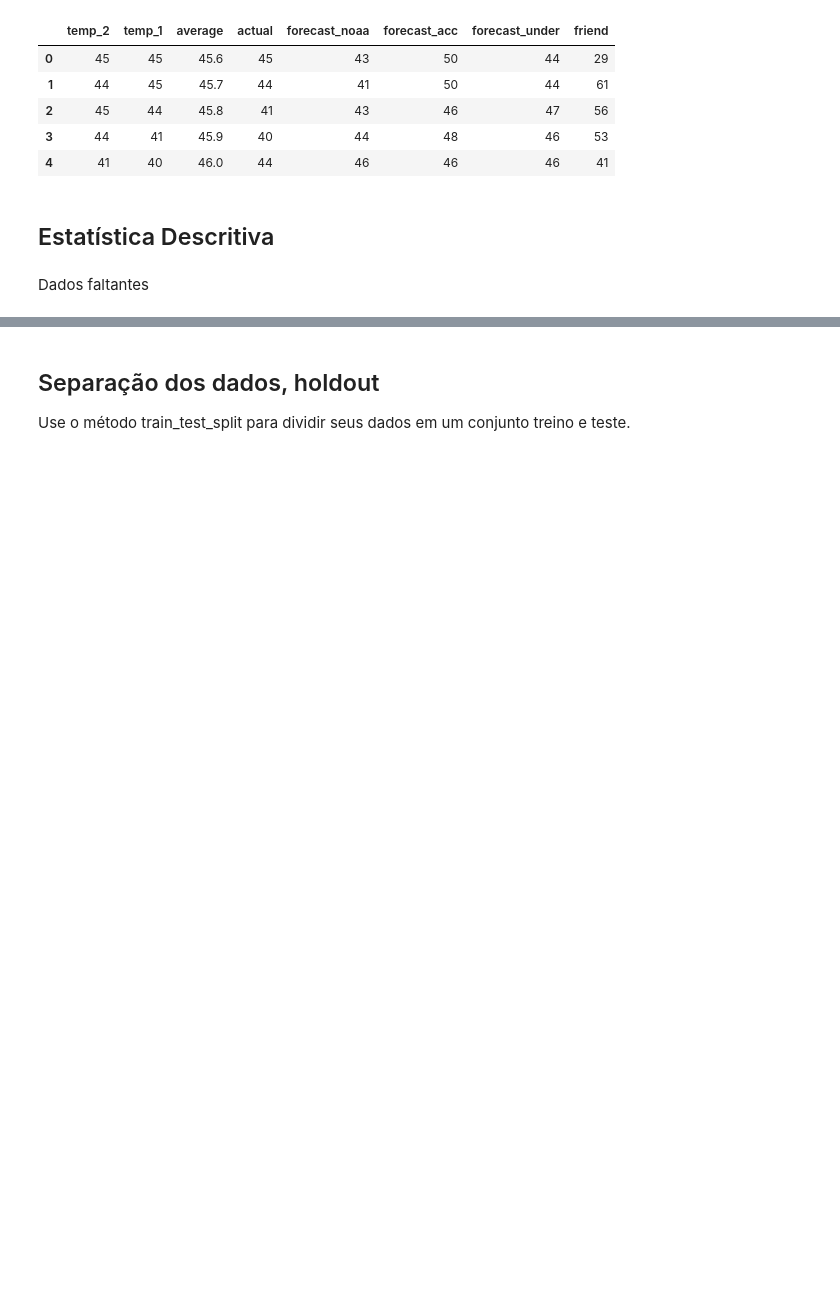
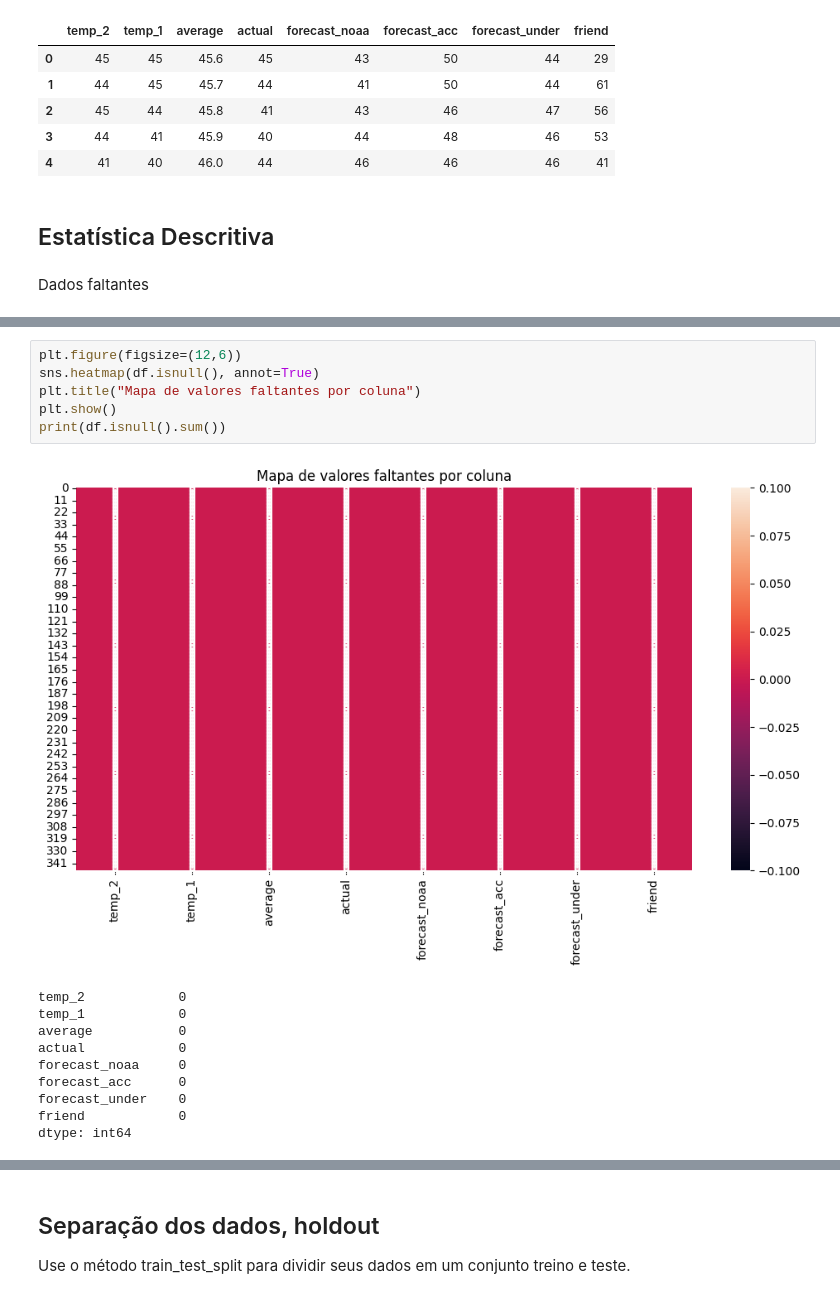
Before and after one commit to Lenoxel/modelos-preditivos-classicos, a Jupyter notebook: notebooks/atividade-06/atividade-06.ipynb, the cells around one changed output, grey strips where cells are left out. Saved outputs shown, nothing was run; the diff lists cells and outputs as text; blank space fills up the shorter version.

```diff
--- a/notebooks/atividade-06/atividade-06.ipynb
+++ b/notebooks/atividade-06/atividade-06.ipynb
@@ -122,0 +135,17 @@ sns.heatmap(df.isnull(), annot=True)
+# %%
+plt.figure(figsize=(12,6))
+sns.heatmap(df.isnull(), annot=True)
+plt.title("Mapa de valores faltantes por coluna")
+plt.show()
+print(df.isnull().sum())
+# %% [output]
+[figure, added]
+temp_2            0
+temp_1            0
+average           0
+actual            0
+forecast_noaa     0
+forecast_acc      0
+forecast_under    0
+friend            0
+dtype: int64
```
Also changed, not shown: parts of 36 cells of this notebook.
